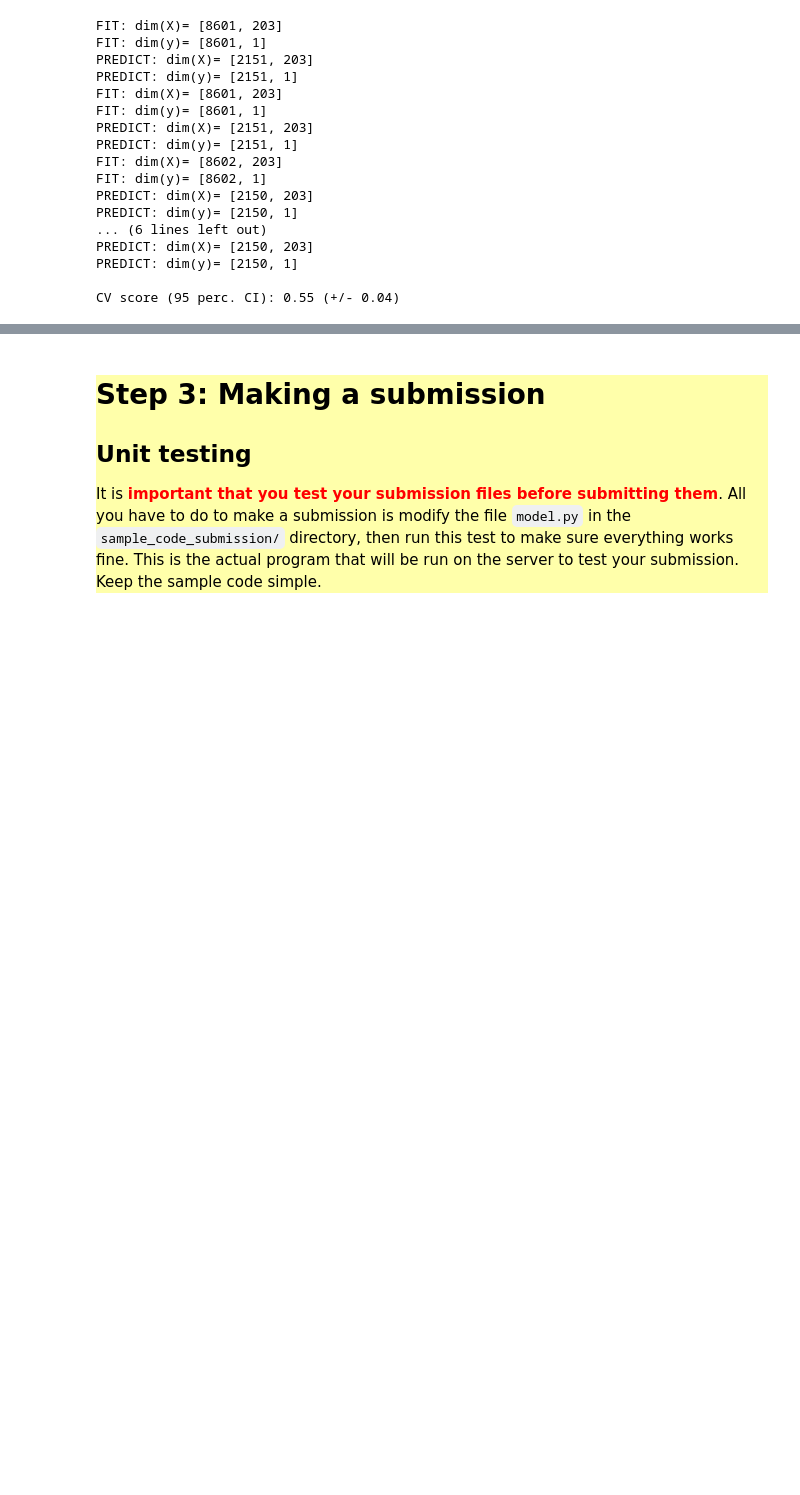
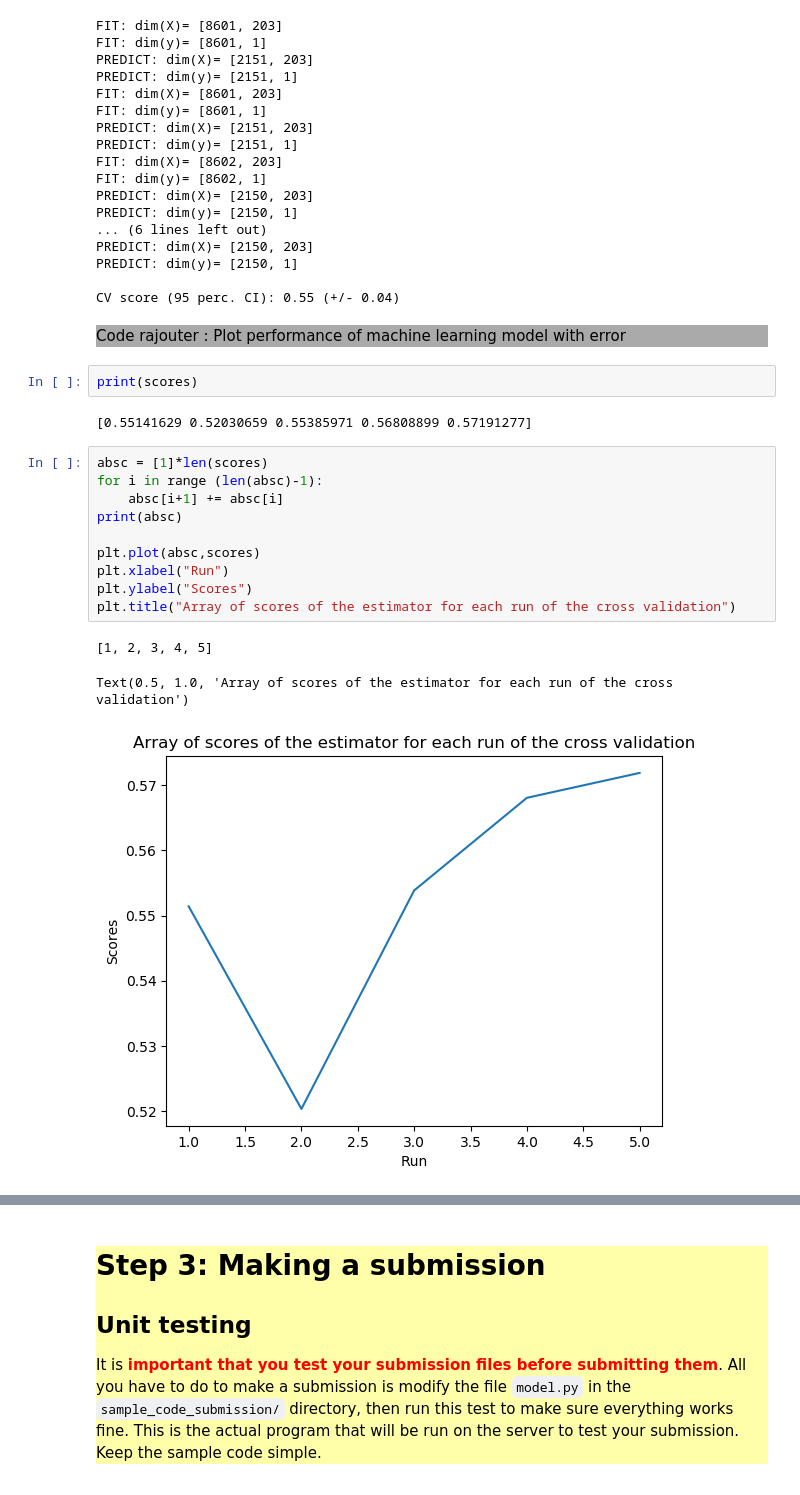
Before and after one commit to MathisDupont/ECOLO1, a Jupyter notebook: starting_kit/README_visualizaton.ipynb, the cells around one changed output, grey strips where cells are left out. Cells and saved outputs as stored; diff of their text form; blank space fills up the shorter version.

Commit message:
ajout score

```diff
--- a/starting_kit/README_visualizaton.ipynb
+++ b/starting_kit/README_visualizaton.ipynb
@@ -567,3 +575,25 @@ PREDICT: dim(X)= [2150, 203]
 PREDICT: dim(y)= [2150, 1]
 
 CV score (95 perc. CI): 0.55 (+/- 0.04)
+# %% [markdown]
+<div style="background:#AAAAAA">
+    Code rajouter : Plot performance of machine learning model with error
+</div>
+# %%
+print(scores)
+# %% [output]
+[0.55141629 0.52030659 0.55385971 0.56808899 0.57191277]
+# %%
+absc = [1]*len(scores)
+for i in range (len(absc)-1):
+    absc[i+1] += absc[i]
+print(absc)
+
+plt.plot(absc,scores)
+plt.xlabel("Run")
+plt.ylabel("Scores")
+plt.title("Array of scores of the estimator for each run of the cross validation")
+# %% [output]
+[1, 2, 3, 4, 5]
+Text(0.5, 1.0, 'Array of scores of the estimator for each run of the cross validation')
+[figure, added]
```
Also changed, not shown: parts of 15 cells of this notebook.
